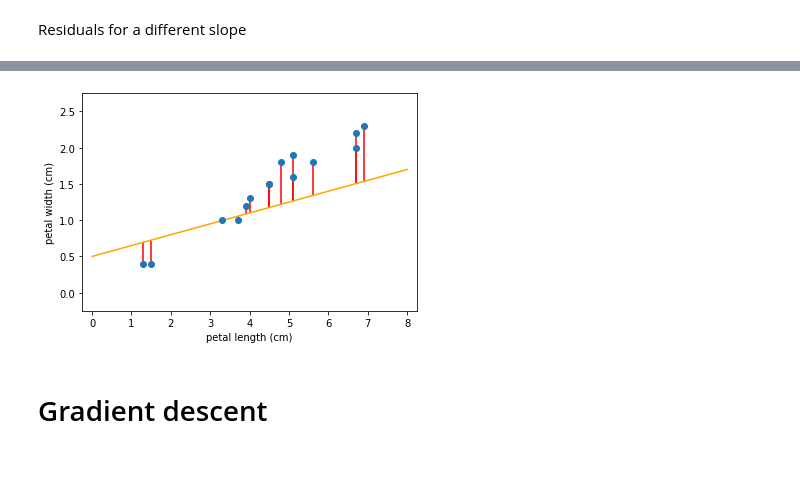
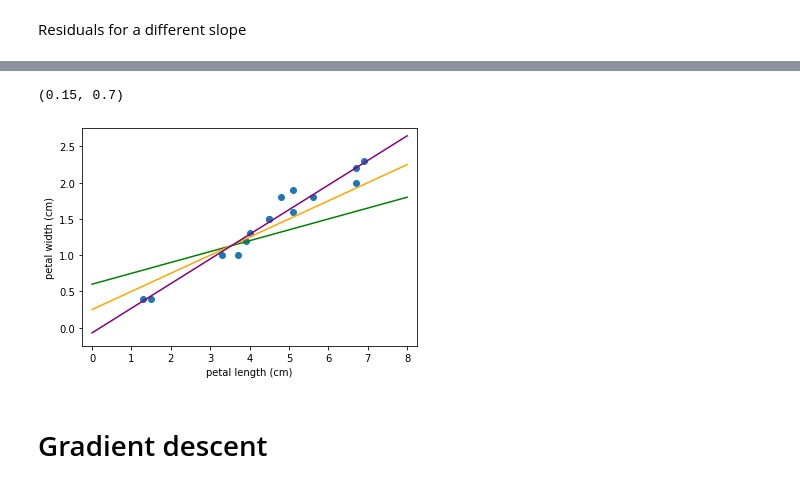
Before and after one commit to kamilest/oxwocs-girls-who-ml-2021, a Jupyter notebook: linear_regression.ipynb, the cells around one changed output, grey strips where cells are left out. Saved outputs shown, nothing was run; the diff lists cells and outputs as text; code cells hidden in the pictures.

Commit message:
Dataset, Task 1.

```diff
--- a/linear_regression.ipynb
+++ b/linear_regression.ipynb
@@ -47,0 +127,4 @@ plt.show()
+# %%
+a = 0.1
+b = 0
+plot_iris_dataset_with_line(a, b)
@@ -89,19 +158,28 @@ Residuals for a different slope
+# %%
+next(zip(aa, bb))
+# %% [output]
+(0.15, 0.7)
 # %%
+plt.scatter(iris_data.data, iris_data.target, zorder=0)
+
 x = np.linspace(0, 8, 100).reshape(-1, 1)
-X = iris_data.data
-y = iris_data.target
-y_pred = 0.15 * X + 0.5
-plt.scatter(X, y, zorder=2)
-plt.plot(x, 0.15 * x + 0.5, c='orange', zorder=1)
-plt.vlines(X, y, y_pred, colors='red', zorder=0)
+aa = [0.15, 0.25, 0.3397874212984903]
+bb = [0.6, 0.25, -0.07130864531852943]
+cc = ['green', 'orange', 'purple']
+
+for (a, b, c) in zip(aa, bb, cc):
+  plt.plot(x, a * x + b, c=c, zorder=0)
+
+plt.xlabel("petal length (cm)")
+plt.ylabel("petal width (cm)")
 plt.xlim([-0.25, 8.25])
 plt.ylim([-0.25, 2.75])
-plt.xlabel("petal length (cm)")
-plt.ylabel("petal width (cm)")
-plt.savefig('iris_residuals_subopt.png', dpi=600)
+
+plt.savefig('difflines.png', dpi=600)
+
 plt.show()
 # %% [output]
-[figure, old version]
+[figure, new version]
 # %% [markdown]
 # Gradient descent
 # %%
```
Also changed, not shown: parts of 25 cells of this notebook.
